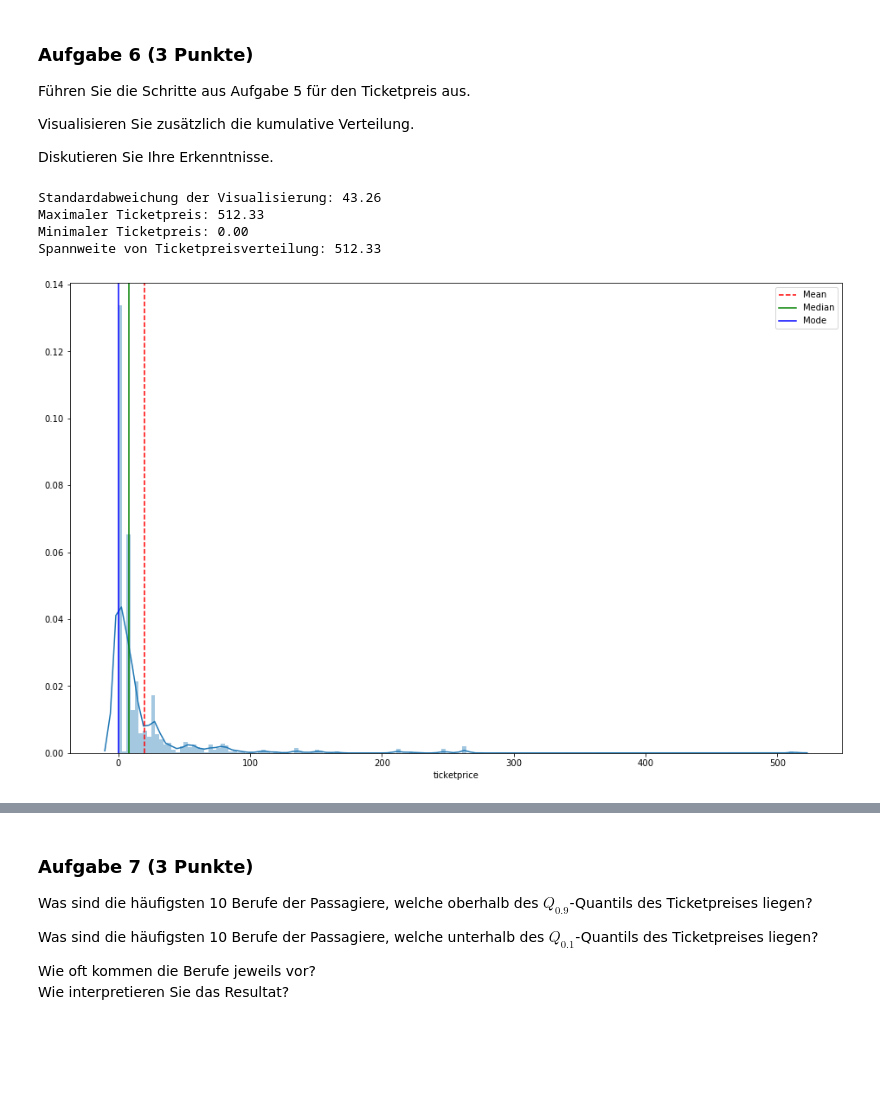
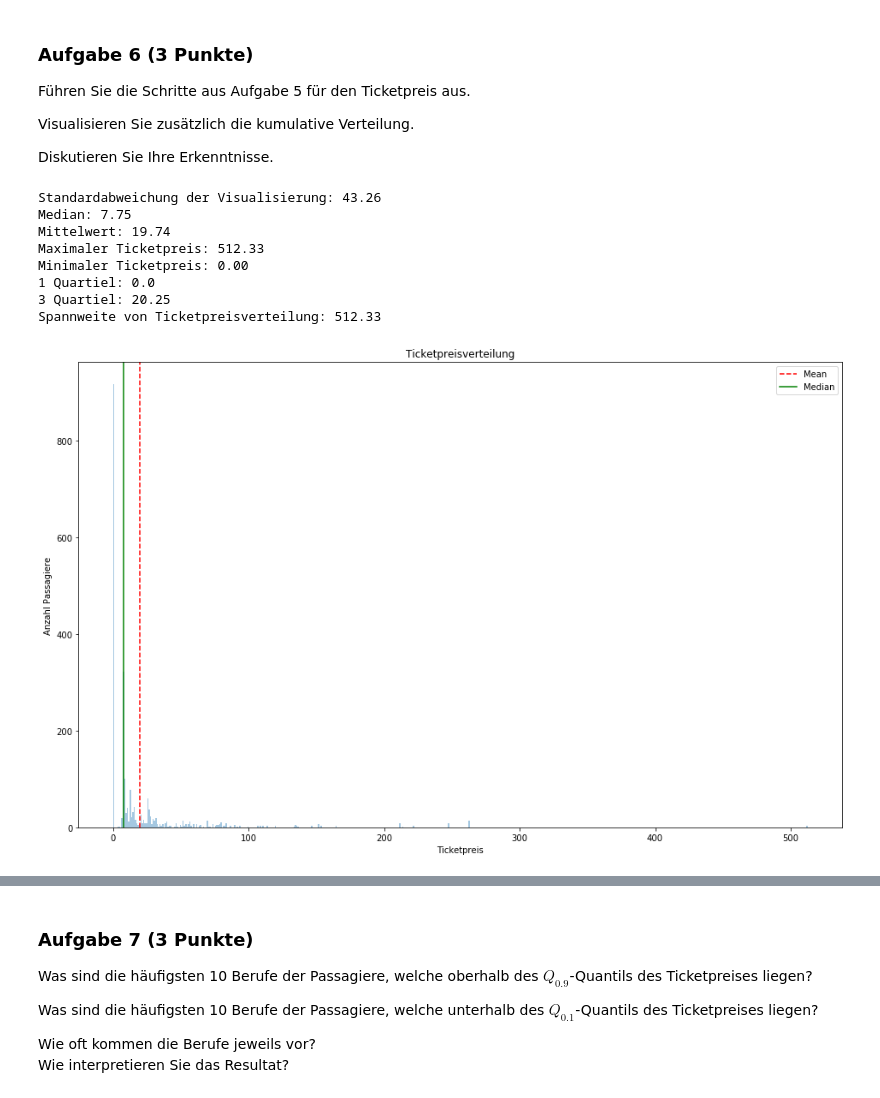
Before and after one commit to JuliaLauraMueller/dsp_hs2019, a Jupyter notebook: assignments/assignment11/exercise11.ipynb, the cells around one changed output, grey strips where cells are left out. Drawn from its saved outputs; the diff is of its cells as text; code cells hidden in the pictures; blank space fills up the shorter version.

```diff
--- a/assignments/assignment11/exercise11.ipynb
+++ b/assignments/assignment11/exercise11.ipynb
@@ -70,7 +65,7 @@ To do:
 # %%
-def cleanFile(df_1, df_2):
+def cleanDataFrame(df_1, df_2):
     """
-    Hello this is a doc
+    Returns a preprocessed dataframe that was merged from two dataframes
     """
     #load data
     df_1 = pd.read_csv(df_1, skiprows=5, sep=',', usecols=range(7))
@@ -121,10 +116,11 @@ def cleanFile(df_1, df_2):
     values = {'job':'unknown', 'boat_body':'unknown', 'pound': 0, 'shilling': 0, 'pence': 0}
     result_df = result_df.fillna(value=values)
 
+    # save calculated amount in pounds
     result_df['ticketprice'] = result_df['pound'].astype('float64') + result_df['shilling'].astype('float64') / 20 + result_df['pence'].astype('float64') / 240
 
     #clean Age column with years (m=months)
-    result_Age = result_df.loc[result_df['age'].str.contains('m') == True, ['age']] = round((1/12) * result_df['age'].str.split('m').str[0].astype('float64'), 1)
+    result_Age = result_df.loc[result_df['age'].str.contains('m') == True, ['age']] = round((1/12) * result_df['age'].str.split('m').str[0].astype('float64'), 3)
 
     #insert new columns
     result_df.insert(1, 'sex', np.NaN)
@@ -136,7 +132,6 @@ def cleanFile(df_1, df_2):
     is_adult = result_df.loc[result_df['age'] > 17, ['is_adult']] = True
     is_adult = result_df.loc[result_df['age'] < 18, ['is_adult']] = False
     #result_df['is_adult'] = result_df.loc[result_df['age'] < 18, ['is_adult']] == False
-
 
     # is_passenger soll True sein, falls class_dept in ['1st Class Passenger', '2nd Class Passenger', '3rd Class Passenger',] ist.
     result_df['is_passenger'] = result_df['class_dept'].isin(['1st Class Passenger', '2nd Class Passenger', '3rd Class Passenger'])
@@ -155,7 +150,7 @@ def cleanFile(df_1, df_2):
                                                       'Mlle': 'Female', 'Mrs': 'Female', 'Miss': 'Female', 'Do': 'Female', 'Ms': 'Female'})
 
     # Mapping for sex special case Alice May
-    result_df.loc[result_df.name.str.contains('Alice May') == True, ['sex']] = 'Female'
+    result_df.loc[result_df['name'].str.contains('Alice May') == True, ['sex']] = 'Female'
 
     # delete not needed column salutation
     result_df = result_df.drop(columns=['salutation', 'pound', 'shilling', 'pence'])
@@ -169,7 +164,7 @@ def cleanFile(df_1, df_2):
 
     return cleaned_result_df
 # %%
-titanic_df = cleanFile(titanic_victims_df, titanic_survivors_df)
+titanic_df = cleanDataFrame(titanic_victims_df, titanic_survivors_df)
 titanic_df.head(10)
 # %% [output]
 |  | name | sex | age | is_adult | is_passenger | class_dept | ticketprice | joined | job | ... |
@@ -377,38 +369,54 @@ Visualisieren Sie zusätzlich die kumulative Verteilung.
 
 Diskutieren Sie Ihre Erkenntnisse.
 # %%
-import warnings
-warnings.filterwarnings("ignore", category=RuntimeWarning)
-warnings.filterwarnings("ignore", category=FutureWarning)
-
 fig, ax = plt.subplots(figsize=(16,10))
-_ = sns.distplot(titanic_df['ticketprice'], kde=True, bins='fd')
+ax = sns.distplot(titanic_df['ticketprice'], kde=False, bins=512)
 
 # Lage der Verteilung
 mean=titanic_df['ticketprice'].mean()
 median=titanic_df['ticketprice'].median()
-mode=titanic_df['ticketprice'].mode().get_values()[0]
 
 ax.axvline(mean, color='r', linestyle='--')
 ax.axvline(median, color='g', linestyle='-')
-ax.axvline(mode, color='b', linestyle='-')
 
-plt.legend({'Mean':mean,'Median':median,'Mode':mode})
+plt.legend({'Mean':mean,'Median':median})
+plt.title('Ticketpreisverteilung')
+plt.xlabel('Ticketpreis')
+plt.ylabel('Anzahl Passagiere')
+
+#kumulative Verteilung
+#counts, bins, patch = ax.hist(titanic_df['ticketprice'], bins=512, density=True)
+#max_val = titanic_df['ticketprice'].max()
+#ax.axvline(max_val, color='b', linestyle='-')
+#_ = ax.step(bins[1:], (counts/counts.sum()).cumsum())
+#ymax = ax.get_ylim()[1]
+#xmin, xmax = ax.get_xlim()
 
 # Streuung der Verteilung
 std = titanic_df['ticketprice'].std()
 max_ticket = titanic_df['ticketprice'].max()
 min_ticket = titanic_df['ticketprice'].min()
+quartile_1 = titanic_df.ticketprice.quantile(0.25)
+quartile_3 = titanic_df.ticketprice.quantile(0.75)
 print('Standardabweichung der Visualisierung:', '{:.2f}'.format(std))
+print('Median:', '{:.2f}'.format(median))
+print('Mittelwert:', '{:.2f}'.format(mean))
 print('Maximaler Ticketpreis:', '{:.2f}'.format(max_ticket))
 print('Minimaler Ticketpreis:', '{:.2f}'.format(min_ticket))
+print('1 Quartiel:', quartile_1)
+print('3 Quartiel:', quartile_3)
 print('Spannweite von Ticketpreisverteilung:', '{:.2f}'.format(max_ticket - min_ticket))
 
+
 # Form der Verteilung
-counts, bins = np.histogram(x, bins='fd')# Die Visualisierung hat eine Heavy-Tail-Verteilung welche linksschief ist???
+#counts, bins = np.histogram(x, bins='fd')# Die Visualisierung hat eine Heavy-Tail-Verteilung welche linksschief ist???
 # %% [output]
 Standardabweichung der Visualisierung: 43.26
+Median: 7.75
+Mittelwert: 19.74
 Maximaler Ticketpreis: 512.33
 Minimaler Ticketpreis: 0.00
+1 Quartiel: 0.0
+3 Quartiel: 20.25
 Spannweite von Ticketpreisverteilung: 512.33
-[figure, old version]
+[figure, new version]
```
Also changed, not shown: parts of 28 cells of this notebook, 1 other file.
